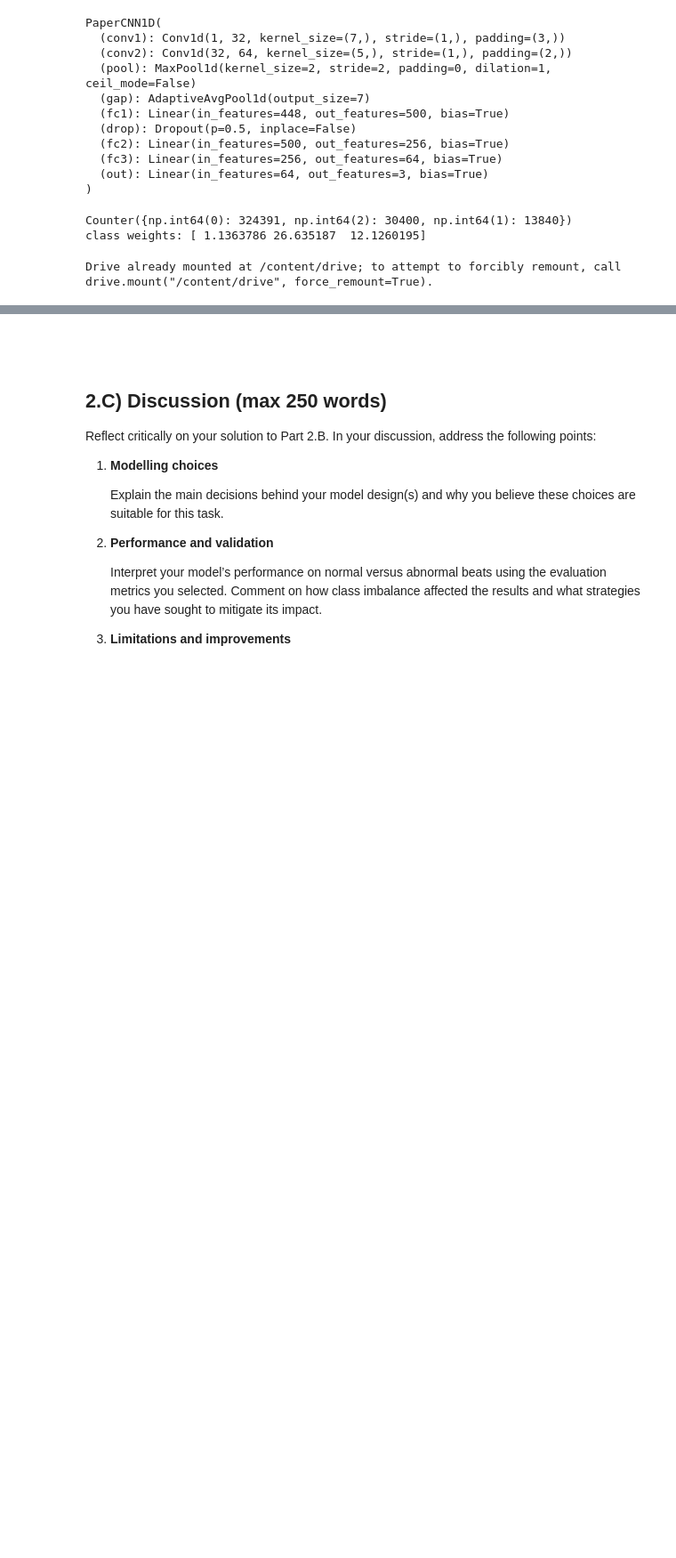
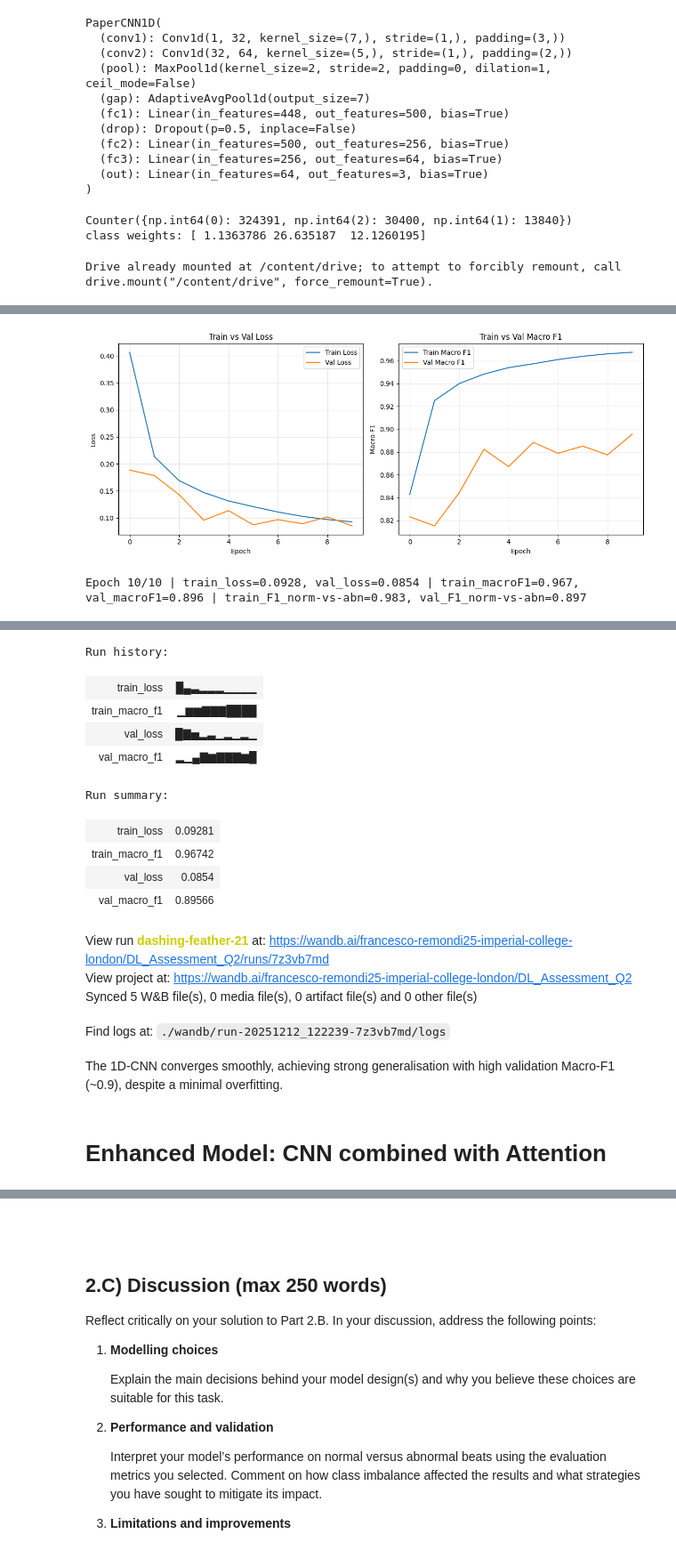
Before and after one commit to fremondi/deep-learning-for-signals-and-images, a Jupyter notebook: Assessment_Q2.ipynb, the cells around one changed output, grey strips where cells are left out. Shown at 89% size. Saved outputs shown, nothing was run; the diff lists cells and outputs as text; code cells hidden in the pictures; blank space fills up the shorter version.

```diff
--- a/Assessment_Q2.ipynb
+++ b/Assessment_Q2.ipynb
@@ -447,32 +478,3 @@ train_loader = DataLoader(train_ds, batch_size=batch_size, sampler=sampler)
 val_loader = DataLoader(val_ds, batch_size=batch_size, shuffle=False)
 # %% [output]
 cuda
-# %%
-import torch.nn as nn
-import torch.nn.functional as F
-
-class BeatCNN(nn.Module):
-    def __init__(self, num_classes=3):
-        super().__init__()
-        self.conv1 = nn.Conv1d(1, 16, kernel_size=7, padding=3)
-        self.bn1 = nn.BatchNorm1d(16)
-        self.conv2 = nn.Conv1d(16, 32, kernel_size=5, padding=2)
-        self.bn2 = nn.BatchNorm1d(32)
-        self.conv3 = nn.Conv1d(32, 64, kernel_size=3, padding=1)
-        self.bn3 = nn.BatchNorm1d(64)
-        self.pool = nn.MaxPool1d(2)
-        self.gap = nn.AdaptiveAvgPool1d(1)  # global avg pool
-        self.fc = nn.Linear(64, num_classes)
-        self.dropout = nn.Dropout(0.3)
-
-    def forward(self, x):
-        x = self.pool(F.relu(self.bn1(self.conv1(x))))
-        x = self.pool(F.relu(self.bn2(self.conv2(x))))
-        x = self.pool(F.relu(self.bn3(self.conv3(x))))
-        x = self.gap(x).squeeze(-1)          # (batch, 64)
-        x = self.dropout(x)
-        x = self.fc(x)                       # (batch, 3)
-        return x
-
-model = BeatCNN(num_classes=3).to(device)
-model
@@ -492,9 +483,12 @@ BeatCNN(
 # %%
 class PaperCNN1D(nn.Module):
+    """from 'Deep Learning Models for Arrhythmia Classification Using Stacked
+    Time-frequency Scalogram Images from ECG Signals paper', adapted to 1d"""
+
     def __init__(self, num_classes=3, dropout_p=0.5, pool_len=7):
         super().__init__()
 
-        # Conv blocks (paper: Conv -> MaxPool -> Conv -> MaxPool)
+        # Conv blocks (Conv -> ReLU -> MaxPool -> Conv -> ReLU -> MaxPool)
         self.conv1 = nn.Conv1d(1, 32, kernel_size=7, padding=3)
         self.conv2 = nn.Conv1d(32, 64, kernel_size=5, padding=2)
 
@@ -525,8 +519,8 @@ class PaperCNN1D(nn.Module):
 
         return logits
 
-model = PaperCNN1D(num_classes=3).to(device)
-model
+model_cnn = PaperCNN1D(num_classes=3).to(device)
+model_cnn
 # %% [output]
 PaperCNN1D(
   (conv1): Conv1d(1, 32, kernel_size=(7,), stride=(1,), padding=(3,))
@@ -569,7 +563,7 @@ criterion = nn.CrossEntropyLoss()
 # criterion = FocalLoss()
 
 lr = 1e-3
-optimizer = torch.optim.Adam(model.parameters(), lr=lr)
+optimizer_cnn = torch.optim.Adam(model_cnn.parameters(), lr=lr)
 
 # scheduler = torch.optim.lr_scheduler.ReduceLROnPlateau(
 #     optimizer, mode='max', factor=0.5, patience=2
@@ -967,0 +763,5 @@ class LSTM(nn.Module):
+# %%
+model_cnn = plot_loss_f1(model=model_cnn, optimizer=optimizer_cnn, run=run, path=path, num_epochs=10)
+# %% [output]
+[figure, added]
+Epoch 10/10 | train_loss=0.0928, val_loss=0.0854 | train_macroF1=0.967, val_macroF1=0.896 | train_F1_norm-vs-abn=0.983, val_F1_norm-vs-abn=0.897
@@ -968,3 +769,21 @@ class LSTM(nn.Module):
+Run history:
+| train_loss | █▄▃▂▂▂▁▁▁▁ |
+| train_macro_f1 | ▁▆▆▇▇▇████ |
+| val_loss | █▇▅▂▃▁▂▁▂▁ |
+| val_macro_f1 | ▂▁▄▇▆▇▇▇▆█ |
+Run summary:
+| train_loss | 0.09281 |
+| train_macro_f1 | 0.96742 |
+| val_loss | 0.0854 |
+| val_macro_f1 | 0.89566 |
+View run dashing-feather-21 at: https://wandb.ai/francesco-remondi25-imperial-college-london/DL_Assessment_Q2/runs/7z3vb7md
+View project at: https://wandb.ai/francesco-remondi25-imperial-college-london/DL_Assessment_Q2
+Synced 5 W&B file(s), 0 media file(s), 0 artifact file(s) and 0 other file(s)
+Find logs at: ./wandb/run-20251212_122239-7z3vb7md/logs
+# %% [markdown]
+The 1D-CNN converges smoothly, achieving strong generalisation with high validation Macro-F1 (~0.9), despite a minimal overfitting.
+# %% [markdown]
+# Enhanced Model: CNN combined with Attention
 # %%
 class MultiheadedAttention(nn.Module):
 
```
Also changed, not shown: parts of 33 cells of this notebook, 1 other file.
